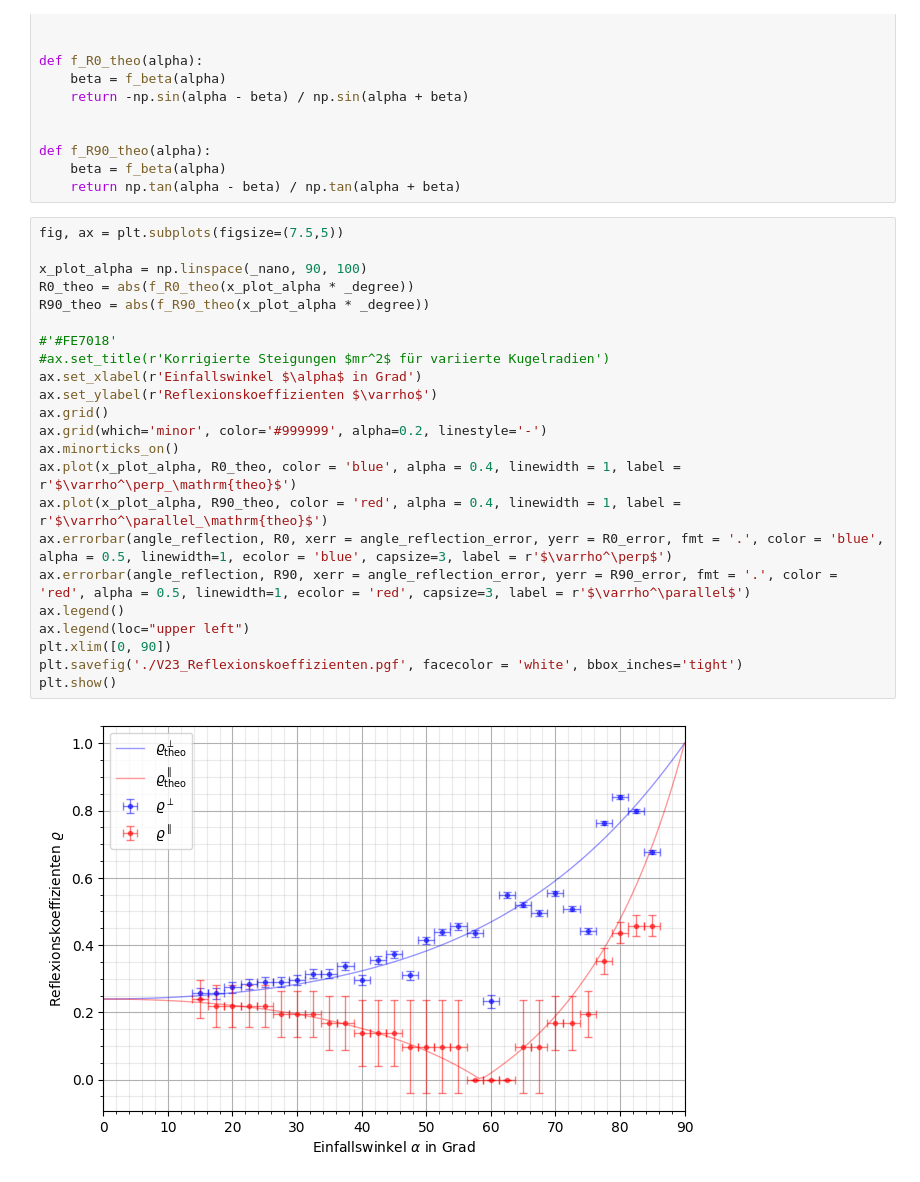
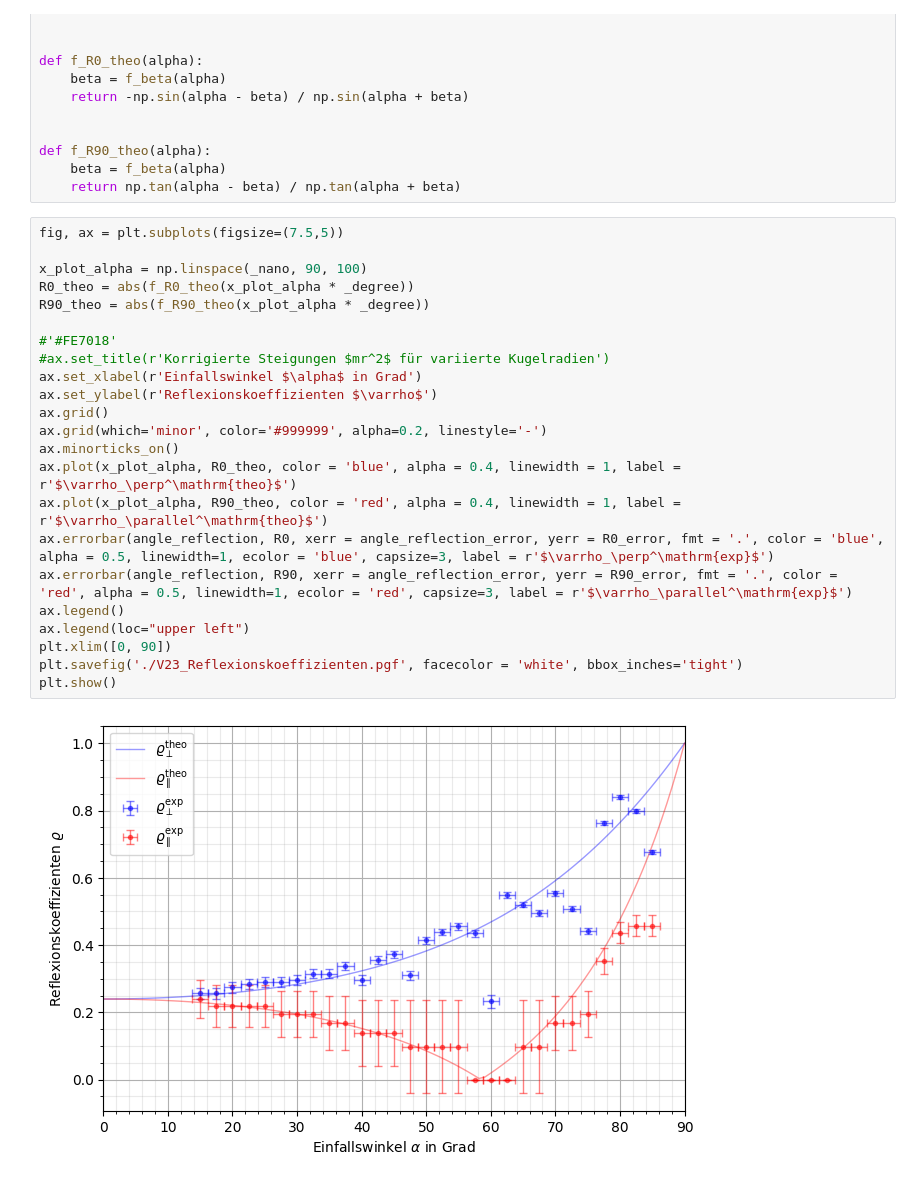
Before and after one commit to CVC97/ExPhy-III-Praktikum, a Jupyter notebook: 23_FFuP/23_FFuP_Carlo.ipynb, the cells around one changed output. Cells and saved outputs as stored; diff of their text form.

```diff
--- a/23_FFuP/23_FFuP_Carlo.ipynb
+++ b/23_FFuP/23_FFuP_Carlo.ipynb
@@ -146,28 +146,28 @@ def f_R90_theo(alpha):
 # %%
 fig, ax = plt.subplots(figsize=(7.5,5))
 
 x_plot_alpha = np.linspace(_nano, 90, 100)
 R0_theo = abs(f_R0_theo(x_plot_alpha * _degree))
 R90_theo = abs(f_R90_theo(x_plot_alpha * _degree))
 
 #'#FE7018'
 #ax.set_title(r'Korrigierte Steigungen $mr^2$ für variierte Kugelradien')
 ax.set_xlabel(r'Einfallswinkel $\alpha$ in Grad')
 ax.set_ylabel(r'Reflexionskoeffizienten $\varrho$')
 ax.grid()
 ax.grid(which='minor', color='#999999', alpha=0.2, linestyle='-')
 ax.minorticks_on()
-ax.plot(x_plot_alpha, R0_theo, color = 'blue', alpha = 0.4, linewidth = 1, label = r'$\varrho^\perp_\mathrm{theo}$')
-ax.plot(x_plot_alpha, R90_theo, color = 'red', alpha = 0.4, linewidth = 1, label = r'$\varrho^\parallel_\mathrm{theo}$')
-ax.errorbar(angle_reflection, R0, xerr = angle_reflection_error, yerr = R0_error, fmt = '.', color = 'blue', alpha = 0.5, linewidth=1, ecolor = 'blue', capsize=3, label = r'$\varrho^\perp$')
-ax.errorbar(angle_reflection, R90, xerr = angle_reflection_error, yerr = R90_error, fmt = '.', color = 'red', alpha = 0.5, linewidth=1, ecolor = 'red', capsize=3, label = r'$\varrho^\parallel$')
+ax.plot(x_plot_alpha, R0_theo, color = 'blue', alpha = 0.4, linewidth = 1, label = r'$\varrho_\perp^\mathrm{theo}$')
+ax.plot(x_plot_alpha, R90_theo, color = 'red', alpha = 0.4, linewidth = 1, label = r'$\varrho_\parallel^\mathrm{theo}$')
+ax.errorbar(angle_reflection, R0, xerr = angle_reflection_error, yerr = R0_error, fmt = '.', color = 'blue', alpha = 0.5, linewidth=1, ecolor = 'blue', capsize=3, label = r'$\varrho_\perp^\mathrm{exp}$')
+ax.errorbar(angle_reflection, R90, xerr = angle_reflection_error, yerr = R90_error, fmt = '.', color = 'red', alpha = 0.5, linewidth=1, ecolor = 'red', capsize=3, label = r'$\varrho_\parallel^\mathrm{exp}$')
 ax.legend()
 ax.legend(loc="upper left")
 plt.xlim([0, 90])
 plt.savefig('./V23_Reflexionskoeffizienten.pgf', facecolor = 'white', bbox_inches='tight')
 plt.show()
 # %% [output]
-[figure, old version]
+[figure, new version]
 # %%
 # Brechungsindex aus Brewster-Winkel
 alpha = sy.symbols('alpha')
```
Also changed, not shown: parts of 3 cells of this notebook.
